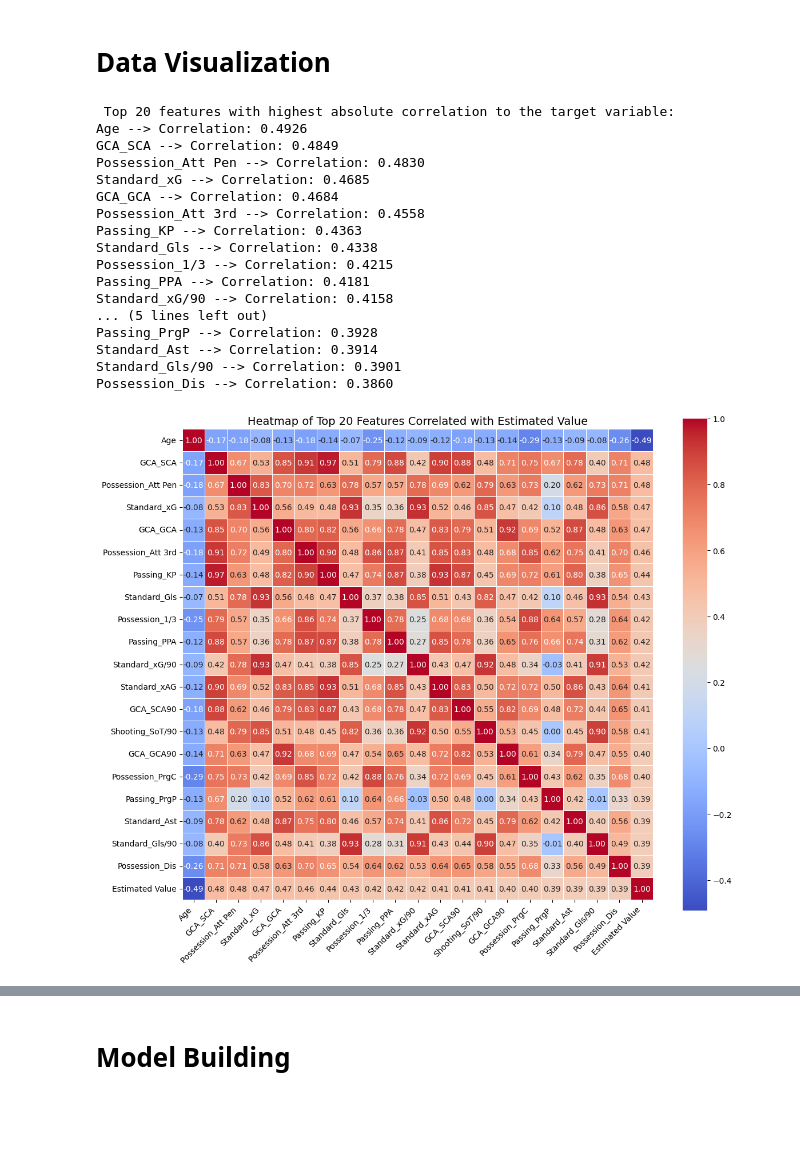
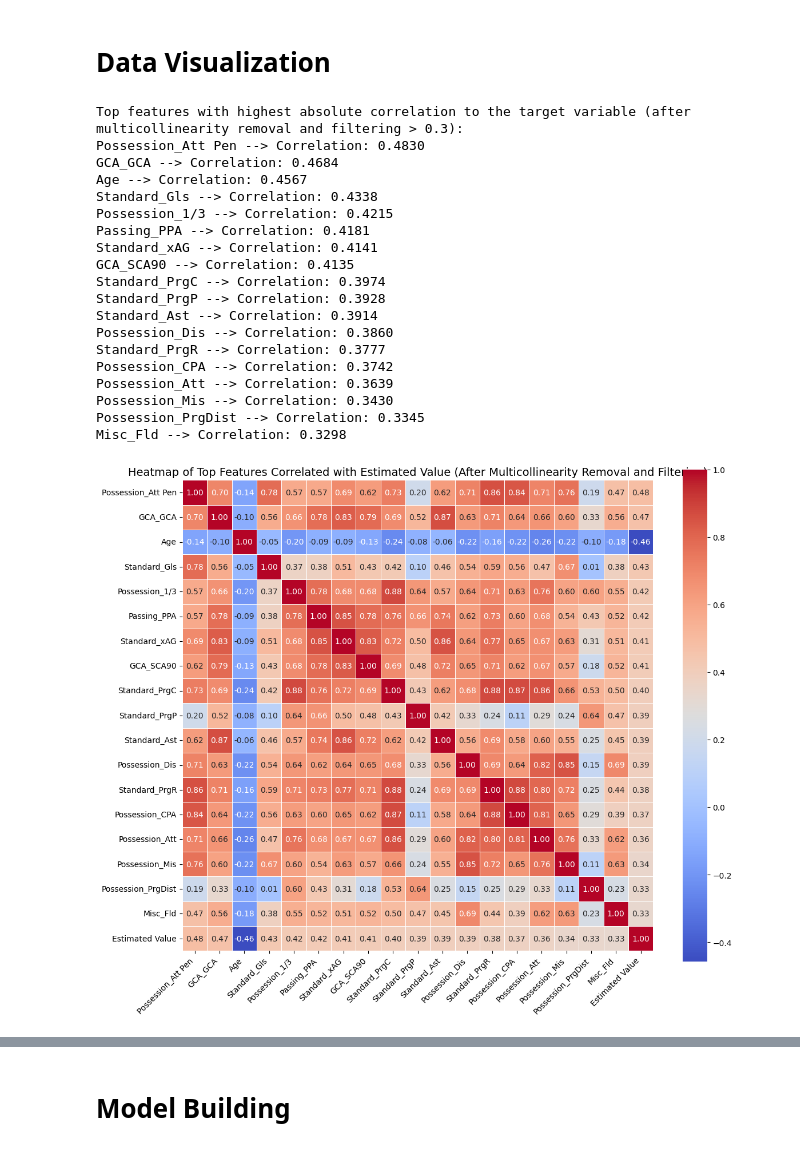
Before and after one commit to lightzgls/Python_Assignment, a Jupyter notebook: source code/Problem_IV/Predict_player_price.ipynb, the cells around one changed output, grey strips where cells are left out. Saved outputs shown, nothing was run; the diff lists cells and outputs as text; code cells hidden in the pictures; blank space fills up the shorter version.

```diff
--- a/source code/Problem_IV/Predict_player_price.ipynb
+++ b/source code/Problem_IV/Predict_player_price.ipynb
@@ -73,12 +77,12 @@ def convert_to_numeric(value):
 
 # Apply the function to the specific columns
 result_df['Estimated Value'] = result_df['Estimated Value'].apply(convert_to_numeric)
-
+#remove outlier
 result_df = result_df[result_df["Player"] != "Mohamed Salah"]
 result_df = result_df.drop(
     ['Player', 'Team', 'Nation', 'Pos',
      'Goalkeeping_GA90', 'Goalkeeping_Save%',
-     'Goalkeeping_CS%', 'Goalkeeping_Penalty_Save%','Standard_PrgC', 'Standard_PrgP'],
+     'Goalkeeping_CS%', 'Goalkeeping_Penalty_Save%'],
     axis=1,
     errors='ignore'
 )
@@ -117,58 +121,79 @@ Numeric columns: ['Played Time', 'Estimated Value', 'Age', 'Standard_MP', 'Stand
 # %%
 import seaborn as sns
 import matplotlib.pyplot as plt
+import numpy as np
 
 # Get the 20 highest absolute correlation in Estimated Value column
 
 X = result_df.drop(columns=['Estimated Value'])  # Dropping the target column to create the feature matrix
 y = result_df['Estimated Value']  # Defining the target variable
 
 # Calculate the correlation with the target variable (y)
-target_corr = X.corrwith(y).abs().sort_values(ascending=False).head(20)
+target_corr = X.corrwith(y).abs().sort_values(ascending=False)
 
-# Print top 20 features most correlated with the target variable
-print("\n Top 20 features with highest absolute correlation to the target variable:")
-for feature, corr_val in target_corr.items():
+# Remove highly correlated features (multicollinearity check)
+corr_matrix = X.corr()  # Correlation matrix of features
+upper_tri = corr_matrix.where(np.triu(np.ones(corr_matrix.shape), k=1).astype(bool))  # Upper triangle of the correlation matrix
+
+# Find features with correlation greater than 0.9
+to_drop = [column for column in upper_tri.columns if any(upper_tri[column] > 0.9)]
+X_cleaned = X.drop(columns=to_drop)  # Removing highly correlated features
+
+# Recalculate the correlation with the target variable
+target_corr_cleaned = X_cleaned.corrwith(y).abs().sort_values(ascending=False)
+
+# Filter features with absolute correlation above 0.3
+target_corr_filtered = target_corr_cleaned[target_corr_cleaned > 0.3]
+
+# Print top features most correlated with the target variable (after removing multicollinearity and filtering)
+print("\nTop features with highest absolute correlation to the target variable (after multicollinearity removal and filtering > 0.3):")
+for feature, corr_val in target_corr_filtered.items():
     print(f"{feature} --> Correlation: {corr_val:.4f}")
 
-target_corr_df = target_corr.reset_index()
-target_corr_df.columns = ['Feature', 'Absolute Correlation']
-# Convert top correlated feature names into a list
-top_features = target_corr.index.tolist()
+# Save the selected feature names to a list
+top_features_list = target_corr_filtered.index.tolist()
 
-# Select the top 20 features and the target variable from the original dataframe
-top_corr_features = result_df[top_features + ['Estimated Value']]
+# Create the final dataset with the selected features and the target variable
+top_features = result_df[top_features_list + ['Estimated Value']]
 
-# Compute the correlation matrix
-corr_matrix = top_corr_features.corr()
+# Compute the correlation matrix for the selected features
+corr_matrix_cleaned = top_features.corr()
 
 # Set up the matplotlib figure
 plt.figure(figsize=(12, 10))
 
 # Create a heatmap
-sns.heatmap(corr_matrix, annot=True, fmt=".2f", cmap='coolwarm', square=True, linewidths=0.5)
+sns.heatmap(corr_matrix_cleaned, annot=True, fmt=".2f", cmap='coolwarm', square=True, linewidths=0.5)
 
 # Set plot title
-plt.title("Heatmap of Top 20 Features Correlated with Estimated Value", fontsize=14)
+plt.title("Heatmap of Top Features Correlated with Estimated Value (After Multicollinearity Removal and Filtering)", fontsize=14)
 plt.xticks(rotation=45, ha='right')
 plt.tight_layout()
 plt.show()
+
+# Print the target variable
+print(y)
+
+# Now the selected features are saved in top_features_list
+print("Selected features list:", top_features_list)
 # %% [output]
- Top 20 features with highest absolute correlation to the target variable:
-Age --> Correlation: 0.4926
-GCA_SCA --> Correlation: 0.4849
+Top features with highest absolute correlation to the target variable (after multicollinearity removal and filtering > 0.3):
 Possession_Att Pen --> Correlation: 0.4830
-Standard_xG --> Correlation: 0.4685
 GCA_GCA --> Correlation: 0.4684
-Possession_Att 3rd --> Correlation: 0.4558
-Passing_KP --> Correlation: 0.4363
+Age --> Correlation: 0.4567
 Standard_Gls --> Correlation: 0.4338
 Possession_1/3 --> Correlation: 0.4215
 Passing_PPA --> Correlation: 0.4181
-Standard_xG/90 --> Correlation: 0.4158
-... (5 lines left out)
-Passing_PrgP --> Correlation: 0.3928
+Standard_xAG --> Correlation: 0.4141
+GCA_SCA90 --> Correlation: 0.4135
+Standard_PrgC --> Correlation: 0.3974
+Standard_PrgP --> Correlation: 0.3928
 Standard_Ast --> Correlation: 0.3914
-Standard_Gls/90 --> Correlation: 0.3901
 Possession_Dis --> Correlation: 0.3860
+Standard_PrgR --> Correlation: 0.3777
+Possession_CPA --> Correlation: 0.3742
+Possession_Att --> Correlation: 0.3639
+Possession_Mis --> Correlation: 0.3430
+Possession_PrgDist --> Correlation: 0.3345
+Misc_Fld --> Correlation: 0.3298
-[figure, old version]
+[figure, new version]
```
Also changed, not shown: parts of 6 cells of this notebook, 2 other files.
